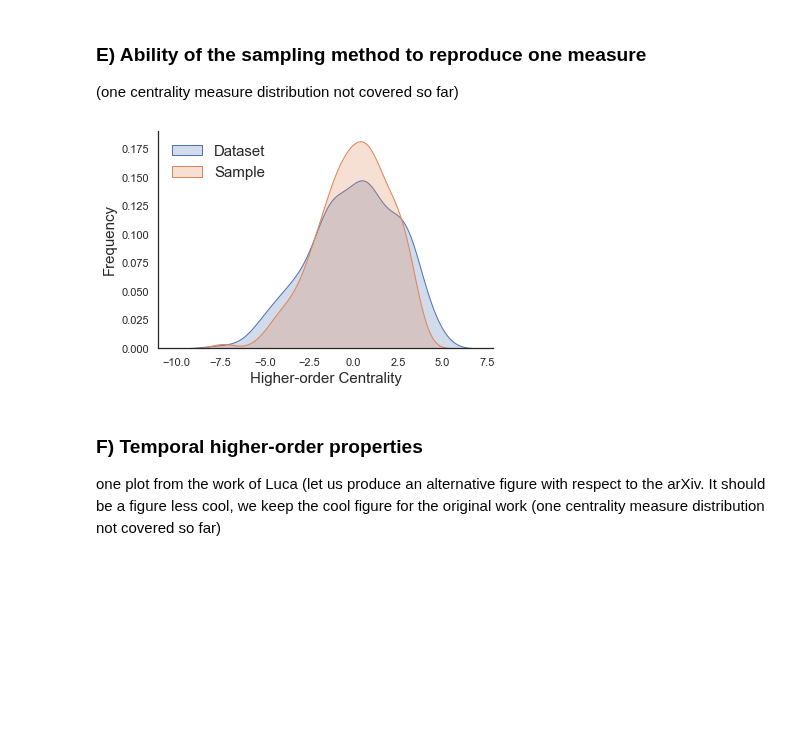
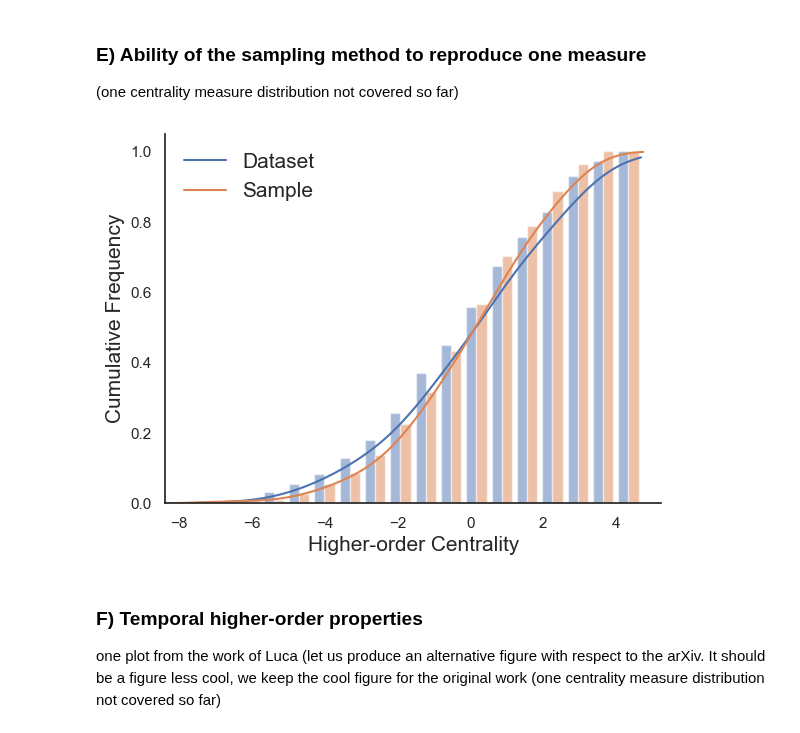
Before and after one commit to HGX-Team/hypergraphx, a Jupyter notebook: tutorials/analysis_paper.ipynb, the cells around one changed output. Saved outputs shown, nothing was run; the diff lists cells and outputs as text; code cells hidden in the pictures; blank space fills up the shorter version.

Commit message:
update figures

```diff
--- a/tutorials/analysis_paper.ipynb
+++ b/tutorials/analysis_paper.ipynb
@@ -205,6 +198,7 @@ sns.histplot(
 plt.ylabel("Count", fontsize=15)
 name="v2"
 
+"""
 # Version 3
 colormap=plt.rcParams['axes.prop_cycle'].by_key()['color']
 hist = plt.hist(
@@ -239,37 +233,38 @@ plt.xlim(xmin, xmax)
 
 plt.ylabel("Cumulative Frequency", fontsize=15)
 name="v3"
+
+
 """
-
 # Version 4
 colormap=plt.rcParams['axes.prop_cycle'].by_key()['color']
 sns.kdeplot(
     original_centr - np.mean(original_centr),
     label="Dataset",
     fill=True,
     cumulative=False,
     color=colormap[0],
 )
 sns.kdeplot(
     samples_centr[SAMPLE_IDX] - np.mean(samples_centr[SAMPLE_IDX]),
     label="Sample",
     fill=True,
     cumulative=False,
     color=colormap[1],
 )
 plt.ylabel("Frequency", fontsize=15)
 name="v4"
-
+"""
 
 
 sns.despine()
 
 plt.xlabel("Higher-order Centrality", fontsize=15)
 
 plt.legend(frameon=False, labels=["Dataset", "Sample"], fontsize=15, loc="upper left")
 plt.savefig(f"./sampling_and_centrality_{name}.pdf")
 # %% [output]
-[figure, old version]
+[figure, new version]
 # %% [markdown]
 ### F) Temporal higher-order properties
 one plot from the work of Luca (let us produce an alternative figure with respect to the arXiv. It should be a figure less cool, we keep the cool figure for the original work (one centrality measure distribution not covered so far)
```
Also changed, not shown: parts of 3 cells of this notebook.
